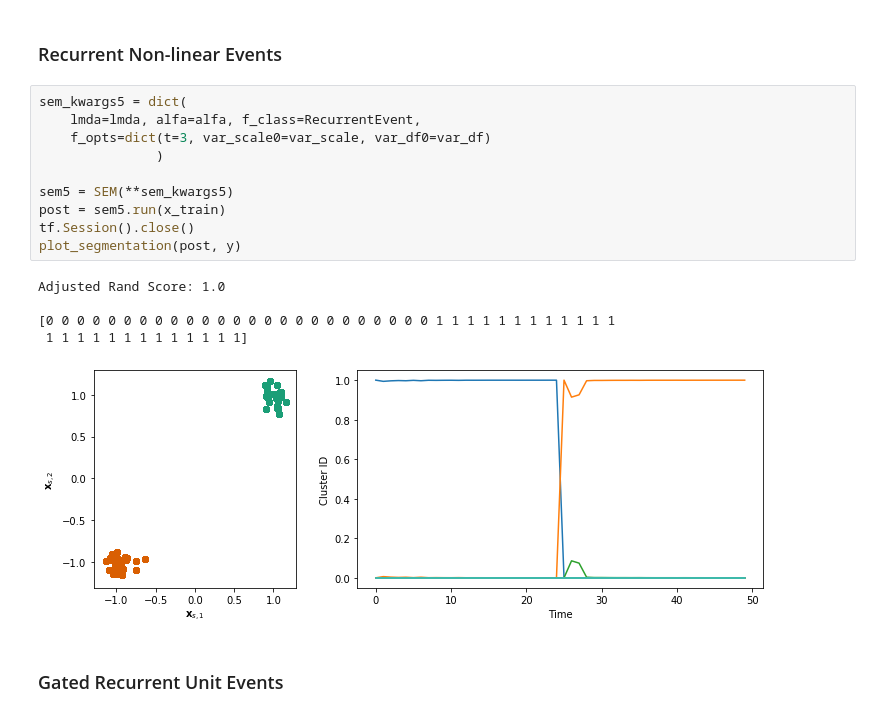
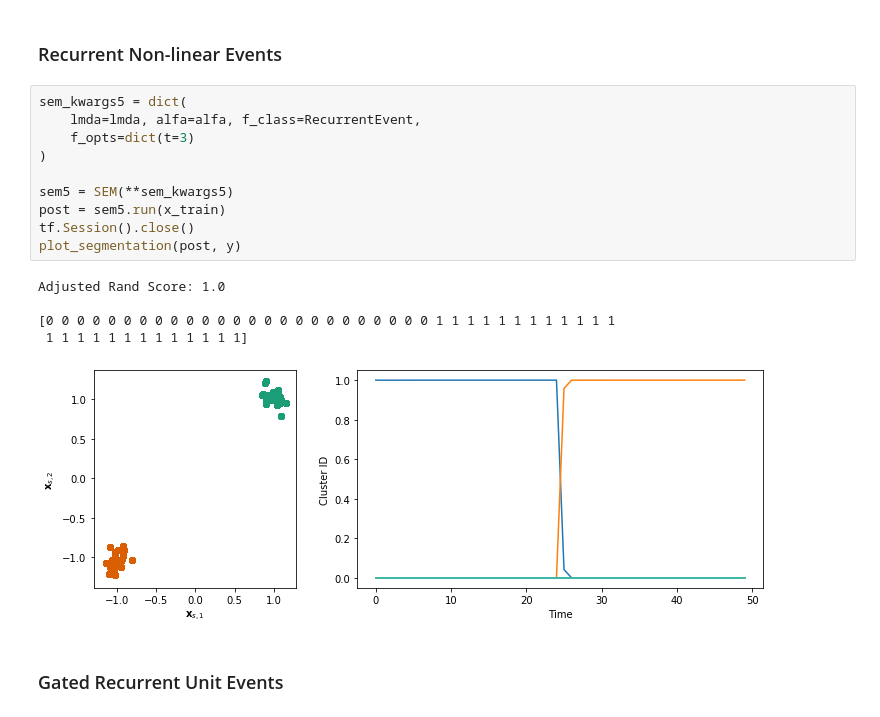
Before and after one commit to nicktfranklin/SEM2, a Jupyter notebook: Tutorials and Demos/Demo - Toy Data (Segmentation).ipynb, the cells around one changed output. Drawn from its saved outputs; the diff is of its cells as text.

```diff
--- a/Tutorials and Demos/Demo - Toy Data (Segmentation).ipynb
+++ b/Tutorials and Demos/Demo - Toy Data (Segmentation).ipynb
@@ -166,19 +161,19 @@ Adjusted Rand Score: 0.924751285304133
 # %%
 sem_kwargs5 = dict(
     lmda=lmda, alfa=alfa, f_class=RecurrentEvent,
-    f_opts=dict(t=3, var_scale0=var_scale, var_df0=var_df)
-               )
+    f_opts=dict(t=3)
+)
 
 sem5 = SEM(**sem_kwargs5)
 post = sem5.run(x_train)
 tf.Session().close()
 plot_segmentation(post, y)
 # %% [output]
 Adjusted Rand Score: 1.0
 
 [0 0 0 0 0 0 0 0 0 0 0 0 0 0 0 0 0 0 0 0 0 0 0 0 0 1 1 1 1 1 1 1 1 1 1 1 1
  1 1 1 1 1 1 1 1 1 1 1 1 1]
-[figure, old version]
+[figure, new version]
 # %% [markdown]
 ### Gated Recurrent Unit Events
 # %%
```
Also changed, not shown: parts of 39 cells of this notebook.
